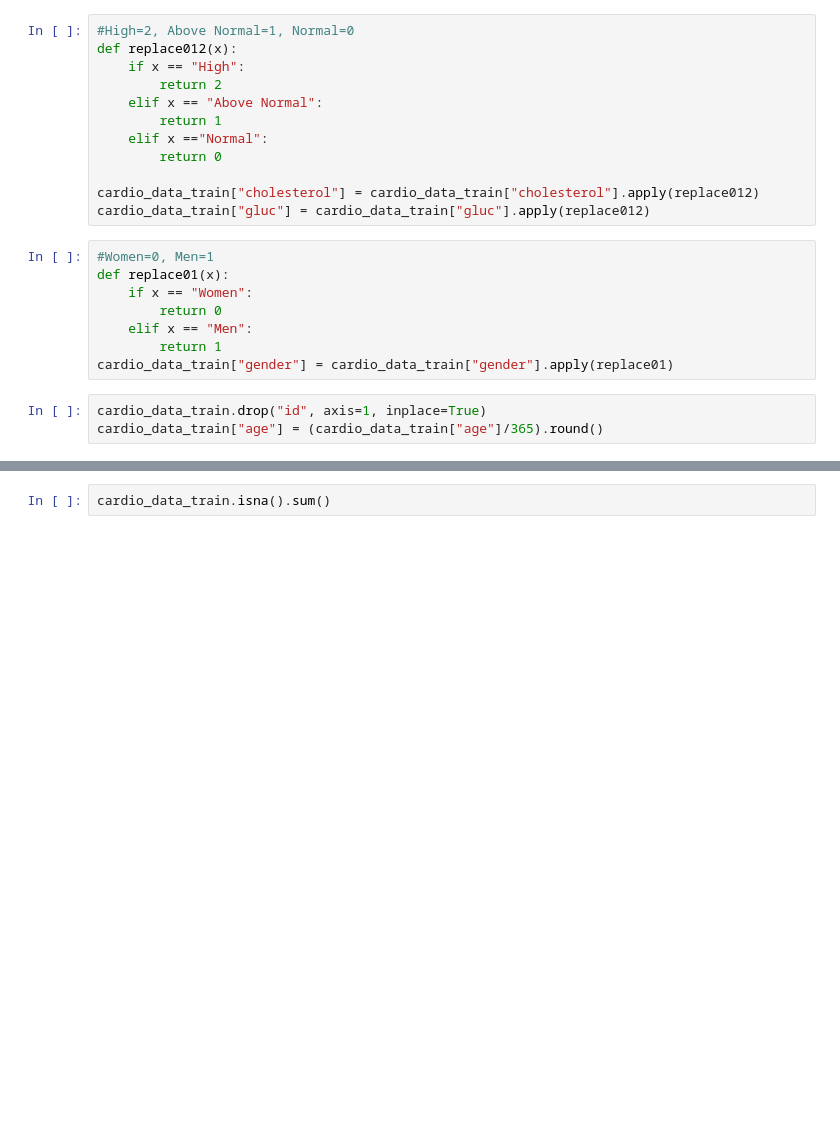
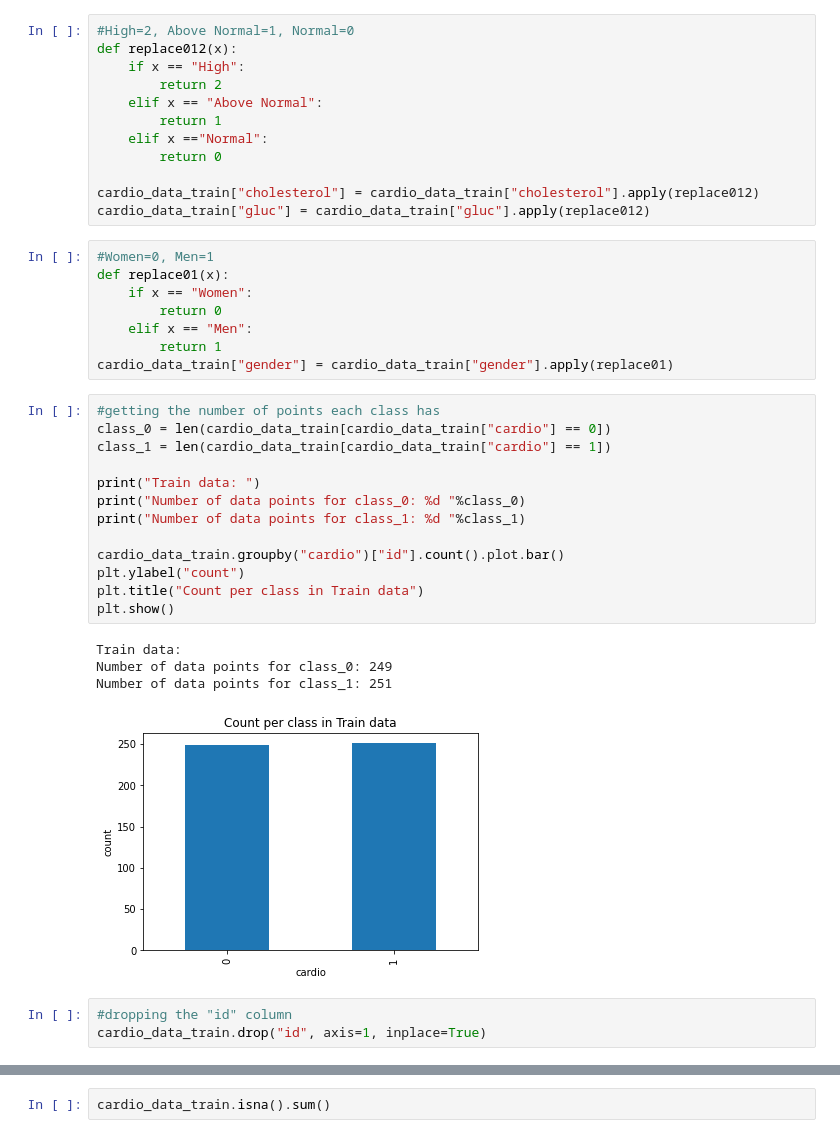
Before and after one commit to srpanchal/Predict-Cardio-Disease-Machine-Learning, a Jupyter notebook: Lab1_Saurabh_Panchal.ipynb, the cells around one changed output, grey strips where cells are left out. Saved outputs shown, nothing was run; the diff lists cells and outputs as text; blank space fills up the shorter version.

```diff
--- a/Lab1_Saurabh_Panchal.ipynb
+++ b/Lab1_Saurabh_Panchal.ipynb
@@ -241,9 +241,27 @@ def replace01(x):
     elif x == "Men":
         return 1
 cardio_data_train["gender"] = cardio_data_train["gender"].apply(replace01)
+# %%
+#getting the number of points each class has
+class_0 = len(cardio_data_train[cardio_data_train["cardio"] == 0])
+class_1 = len(cardio_data_train[cardio_data_train["cardio"] == 1])
+
+print("Train data: ")
+print("Number of data points for class_0: %d "%class_0)
+print("Number of data points for class_1: %d "%class_1)
+
+cardio_data_train.groupby("cardio")["id"].count().plot.bar()
+plt.ylabel("count")
+plt.title("Count per class in Train data")
+plt.show()
+# %% [output]
+Train data:
+Number of data points for class_0: 249
+Number of data points for class_1: 251
+[figure, added]
 # %%
+#dropping the "id" column
 cardio_data_train.drop("id", axis=1, inplace=True)
-cardio_data_train["age"] = (cardio_data_train["age"]/365).round()
 # %%
 cardio_data_train.head()
 # %% [output]
```
Also changed, not shown: parts of 49 cells of this notebook, 3 other files.
